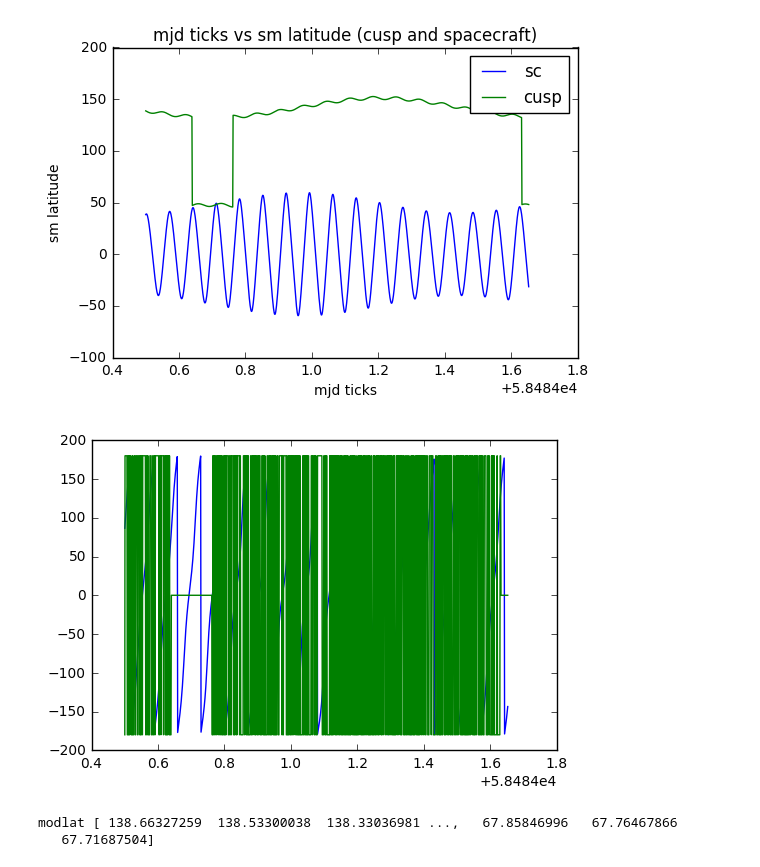
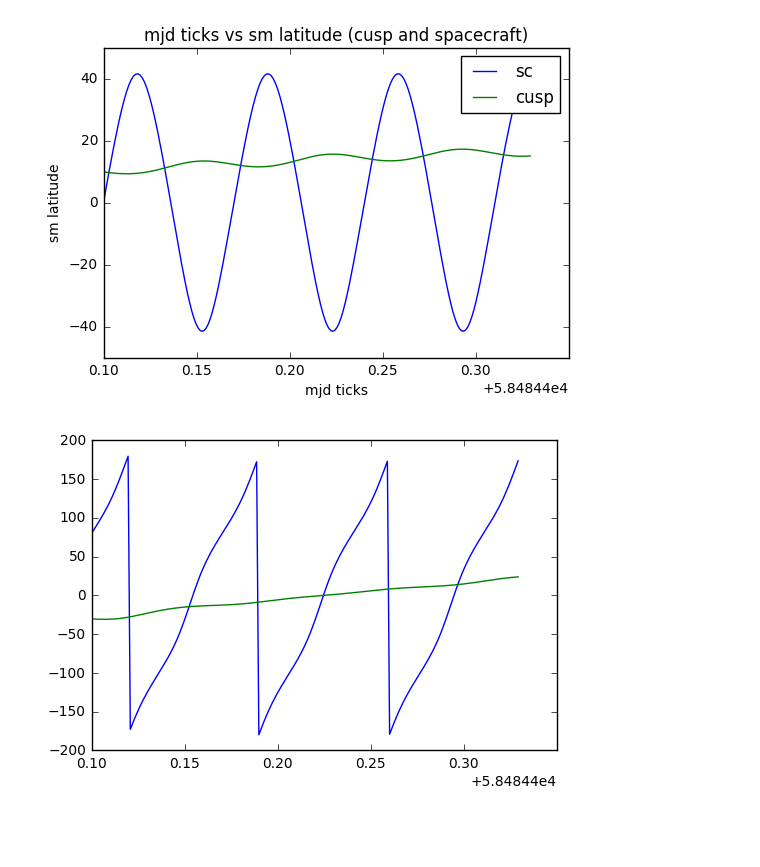
Before and after one commit to fsbr/se3-path-planner, a Jupyter notebook: modularPlanner/Working Cusp Test of Latitude.ipynb, the cells around one changed output. Saved outputs shown, nothing was run; the diff lists cells and outputs as text; code cells hidden in the pictures; blank space fills up the shorter version.

```diff
--- a/modularPlanner/Working Cusp Test of Latitude.ipynb
+++ b/modularPlanner/Working Cusp Test of Latitude.ipynb
@@ -12,12 +12,12 @@ import sys
 earth_radius_ax = 1.5*6371 #km
 #adding the year data here so I don't have to crush my github repo
 pathname = '../../data-se3-path-planner/yearData/cuspCrossings2019/'
-pathname = '../../batch2019/'
+# pathname = '../../batch2019/'
 sys.path.append(pathname)
 # %%
-df = pd.read_csv(pathname+'Jan55_results.csv')
+# df = pd.read_csv(pathname+'Jan55_results.csv')
 # df = pd.read_csv(pathname+'65_year.csv')
-# df = pd.read_csv(pathname+'Jan65.csv')
+df = pd.read_csv(pathname+'Jan65.csv')
 # df = pd.read_csv(pathname+'Jan80.csv')
 # df = pd.read_csv(pathname+'Jul65.csv')
 # df = pd.read_csv(pathname+'Jul90.csv')
@@ -50,7 +50,7 @@ plt.show()
 # %%
 # goal, plot PHI on the same plot
 xc,yc,zc = tsyg.orbitalCuspLocation(spacecraft,t)
-cusp_location = coord.Coords([[i,j,k] for i,j,k in zip(xc,yc,zc)], 'SM', 'car')
+cusp_location = coord.Coords([[i,j,k] for i,j,k in zip(xc,yc,zc)], 'SM', 'sph')
 cusp_location.ticks = Ticktock(t,'MJD')
 # cusp_location = cusp_location.convert('SM','car')
 
@@ -60,9 +60,12 @@ ax = fig.add_subplot(111,projection='3d')
 # ax.plot(spacecraft.x[:points],spacecraft.y[:points],spacecraft.z[:points])
 # ax.plot(cusp_location.x[:points], cusp_location.y[:points],cusp_location.z[:points])
 
+cusp_location_car = cusp_location.convert('SM', 'car')
 # if I want EVERYTHING
-ax.plot(spacecraft.x,spacecraft.y, spacecraft.z)
-ax.scatter(cusp_location.x, cusp_location.y,cusp_location.z)
+# ax.plot(spacecraft.x,spacecraft.y, spacecraft.z)
+# ax.scatter(cusp_location.x, cusp_location.y,cusp_location.z)
+ax.plot(spacecraft.x, spacecraft.y, spacecraft.z)
+ax.scatter(cusp_location_car.x, cusp_location_car.y, cusp_location_car.z)
 plt.title('SM Orbit and Corresponding Cusp Location')
 ax.set_xlabel('x')
 ax.set_ylabel('y')
@@ -71,6 +74,6 @@ ax.set_xlim3d(-earth_radius_ax, earth_radius_ax)
 ax.set_ylim3d(-earth_radius_ax, earth_radius_ax)
 ax.set_zlim3d(-earth_radius_ax, earth_radius_ax)
 plt.show()
-plt.plot(cusp_location.x,cusp_location.y)
+plt.plot(cusp_location_car.x,cusp_location_car.y)
 plt.show()
 # %% [output]
@@ -100,4 +114,4 @@ plt.show()
 # %%
 # the working configuration is 'SM'
-spacecraft_sph = spacecraft.convert('GSM','sph')
-cusp_location_sph = cusp_location.convert('GSM','sph')
+spacecraft_sph = spacecraft.convert('GSE','sph')
+cusp_location_sph = cusp_location.convert('GSE','sph')
@@ -104,29 +139,27 @@ cusp_location_sph = cusp_location.convert('GSM','sph')
 # %%
 # making the plots
-points = 1000#len(spacecraft_sph.ticks.MJD)
+points = 200#len(spacecraft_sph.ticks.MJD)
 lowBound = 0# 156000
 highBound = points# 166000
 plt.plot(spacecraft_sph.ticks.MJD[lowBound:highBound],spacecraft_sph.lati[lowBound:highBound],label='sc')
 # i was doing 90 - cusp location?
 plt.plot(cusp_location_sph.ticks.MJD[lowBound:highBound],90-cusp_location_sph.lati[lowBound:highBound],label='cusp')
 plt.legend()
 plt.xlabel('mjd ticks')
 plt.ylabel('sm latitude')
 plt.title('mjd ticks vs sm latitude (cusp and spacecraft)')
 plt.show()
 
 
 plt.plot(spacecraft_sph.ticks.MJD[lowBound:highBound], spacecraft_sph.long[lowBound:highBound],label='sc')
 plt.plot(cusp_location_sph.ticks.MJD[lowBound:highBound],cusp_location_sph.long[lowBound:highBound],label='cusp')
 plt.show()
-
-modlat = 90 - cusp_location_sph.lati
-print("modlat",modlat)
+lat = cusp_location_sph.lati
+# modlat = 90 - cusp_location_sph.lati
+# print("modlat",modlat)
 # %% [output]
-[figure, old version]
+[figure, new version]
-[figure, old version]
+[figure, new version]
-modlat [ 138.66327259  138.53300038  138.33036981 ...,   67.85846996   67.76467866
-   67.71687504]
 # %%
 # count it up
 count = []
```
Also changed, not shown: parts of 6 cells of this notebook, 3 other files.
